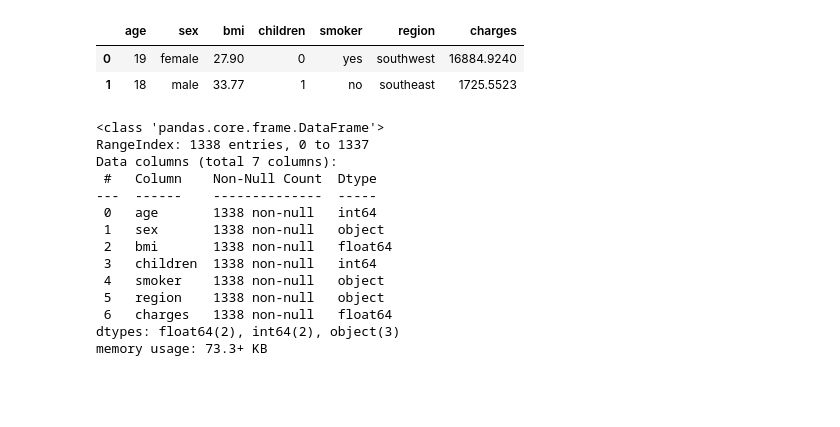
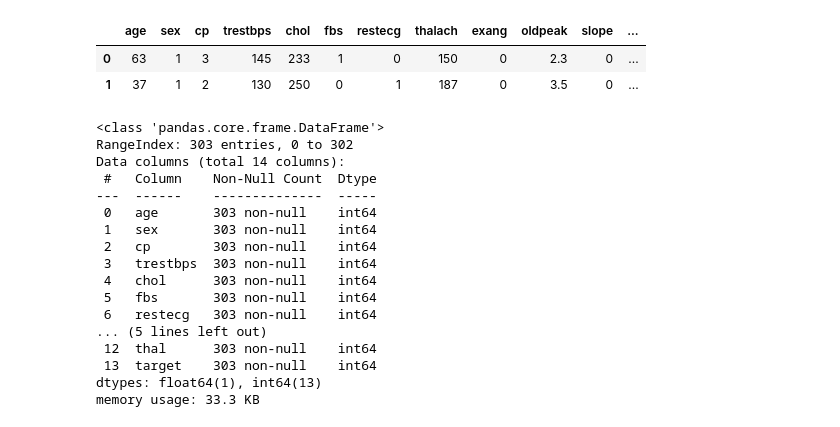
Before and after one commit to Omuk/Reborn, a Jupyter notebook: Data Practice/Practice_Field.ipynb, the cells around one changed output. Cells and saved outputs as stored; diff of their text form; code cells hidden in the pictures; blank space fills up the shorter version.

```diff
--- a/Data Practice/Practice_Field.ipynb
+++ b/Data Practice/Practice_Field.ipynb
@@ -19,29 +19,32 @@ from sklearn.pipeline import Pipeline
 from sklearn.compose import ColumnTransformer
 from sklearn.metrics import accuracy_score,r2_score,silhouette_score,confusion_matrix,mean_squared_error
 # %%
-data = pd.read_csv(r'c:\Github\Sol\the_data\data-lab-3-insurance.csv')
+data = pd.read_csv(r'c:\Github\Sol\the_data\data-lab-4-heart.csv')
 data.head(2)
 # %% [output]
-|  | age | sex | bmi | children | smoker | region | charges |
-| 0 | 19 | female | 27.90 | 0 | yes | southwest | 16884.9240 |
-| 1 | 18 | male | 33.77 | 1 | no | southeast | 1725.5523 |
+|  | age | sex | cp | trestbps | chol | fbs | restecg | thalach | exang | oldpeak | slope | ... |
+| 0 | 63 | 1 | 3 | 145 | 233 | 1 | 0 | 150 | 0 | 2.3 | 0 | ... |
+| 1 | 37 | 1 | 2 | 130 | 250 | 0 | 1 | 187 | 0 | 3.5 | 0 | ... |
 # %%
 data.info()
 # %% [output]
 <class 'pandas.core.frame.DataFrame'>
-RangeIndex: 1338 entries, 0 to 1337
-Data columns (total 7 columns):
+RangeIndex: 303 entries, 0 to 302
+Data columns (total 14 columns):
  #   Column    Non-Null Count  Dtype
 ---  ------    --------------  -----
- 0   age       1338 non-null   int64
- 1   sex       1338 non-null   object
- 2   bmi       1338 non-null   float64
- 3   children  1338 non-null   int64
- 4   smoker    1338 non-null   object
- 5   region    1338 non-null   object
- 6   charges   1338 non-null   float64
-dtypes: float64(2), int64(2), object(3)
-memory usage: 73.3+ KB
+ 0   age       303 non-null    int64
+ 1   sex       303 non-null    int64
+ 2   cp        303 non-null    int64
+ 3   trestbps  303 non-null    int64
+ 4   chol      303 non-null    int64
+ 5   fbs       303 non-null    int64
+ 6   restecg   303 non-null    int64
+... (5 lines left out)
+ 12  thal      303 non-null    int64
+ 13  target    303 non-null    int64
+dtypes: float64(1), int64(13)
+memory usage: 33.3 KB
 # %%
 data.describe()
 # %% [output]
```
Also changed, not shown: parts of 22 cells of this notebook.
